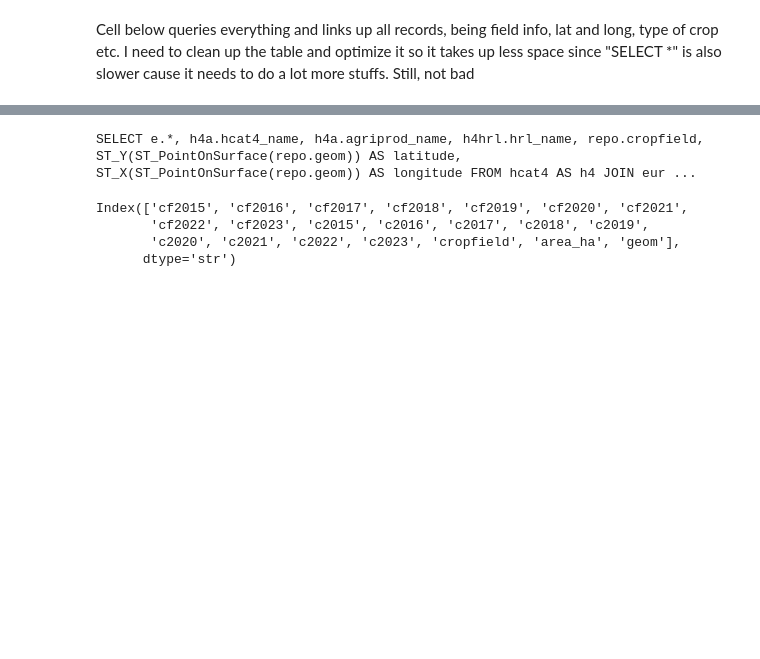
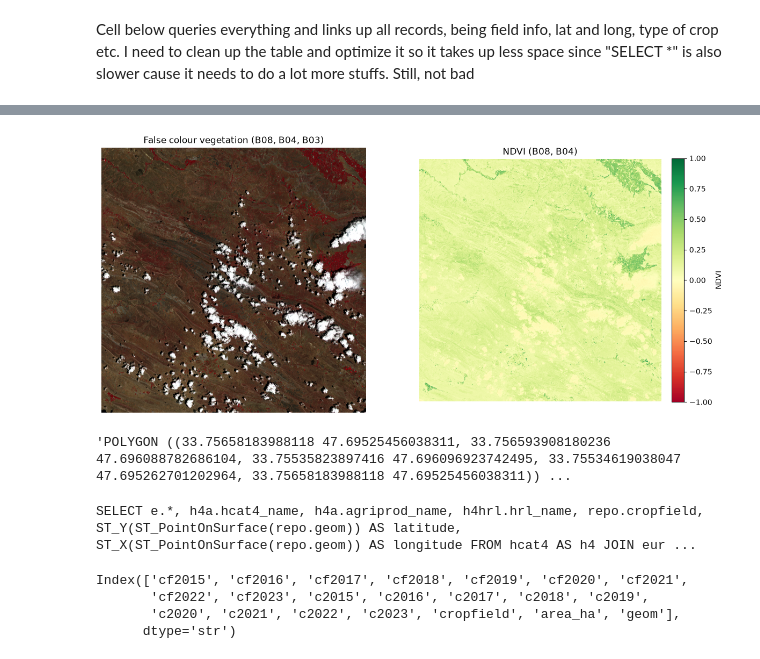
Before and after one commit to wr3nch623/RSSIA-Project, a Jupyter notebook: duckdb_dataget.ipynb, the cells around one changed output, grey strips where cells are left out. Drawn from its saved outputs; the diff is of its cells as text; code cells hidden in the pictures; blank space fills up the shorter version.

```diff
--- a/duckdb_dataget.ipynb
+++ b/duckdb_dataget.ipynb
@@ -178,3 +358,77 @@ Index(['original_code', 'original_name', 'translated_name', 'hcat4_code',
+# %%
+from pathlib import Path
+import numpy as np
+import rasterio
+import matplotlib.pyplot as plt
+
+# Find a B04 band, then locate the matching B03 and B08 bands
+red_matches = sorted(Path("./sentinel").rglob("*_B04_10m.jp2"))
+if not red_matches:
+    raise FileNotFoundError("No *_B04_10m.jp2 file found")
+
+red_path = red_matches[0]
+green_path = red_path.with_name(
+    red_path.name.replace("_B04_10m.jp2", "_B03_10m.jp2")
+)
+nir_path = red_path.with_name(
+    red_path.name.replace("_B04_10m.jp2", "_B08_10m.jp2")
+)
+
+for p in (red_path, green_path, nir_path):
+    if not p.exists():
+        raise FileNotFoundError(f"Missing matching band: {p}")
+
+def read_band(path):
+    with rasterio.open(path) as src:
+        return src.read(1).astype("float32")
+
+red = read_band(red_path)       # B04
+green = read_band(green_path)   # B03
+nir = read_band(nir_path)       # B08
+
+def stretch(band):
+    valid = np.isfinite(band) & (band > 0)
+    if not valid.any():
+        raise ValueError("Band contains no valid pixels")
+    low, high = np.percentile(band[valid], (2, 98))
+    if high <= low:
+        raise ValueError(f"Band has no contrast: low={low}, high={high}")
+
+    out = np.zeros(band.shape, dtype="float32")
+    out[valid] = np.clip((band[valid] - low) / (high - low), 0, 1)
+    return out
+
+# False colour: red channel=B08, green=B04, blue=B03
+false_colour = np.dstack([stretch(nir), stretch(red), stretch(green)])
+
+# NDVI = (B08 - B04) / (B08 + B04)
+denom = nir + red
+valid = (
+    np.isfinite(nir) & np.isfinite(red)
+    & (nir > 0) & (red > 0) & (denom != 0)
+)
+ndvi = np.full(red.shape, np.nan, dtype="float32")
+ndvi[valid] = (nir[valid] - red[valid]) / denom[valid]
+
+fig, (ax1, ax2) = plt.subplots(1, 2, figsize=(14, 7))
+
+ax1.imshow(false_colour)
+ax1.set_title("False colour vegetation (B08, B04, B03)")
+ax1.axis("off")
+
+im = ax2.imshow(ndvi, cmap="RdYlGn", vmin=-1, vmax=1)
+ax2.set_title("NDVI (B08, B04)")
+ax2.axis("off")
+fig.colorbar(im, ax=ax2, fraction=0.046, pad=0.04, label="NDVI")
+
+fig.savefig("agriculture_bands.png", dpi=200, bbox_inches="tight")
+plt.show()
+# %% [output]
+[figure, added]
+# %%
+geometry_wkt
+# %% [output]
+'POLYGON ((33.75658183988118 47.69525456038311, 33.756593908180236 47.696088782686104, 33.75535823897416 47.696096923742495, 33.75534619038047 47.695262701202964, 33.75658183988118 47.69525456038311)) ...
 # %%
 t = "ee_2020"
 split = t.split("_")
```
Also changed, not shown: parts of 10 cells of this notebook, 4 other files.
